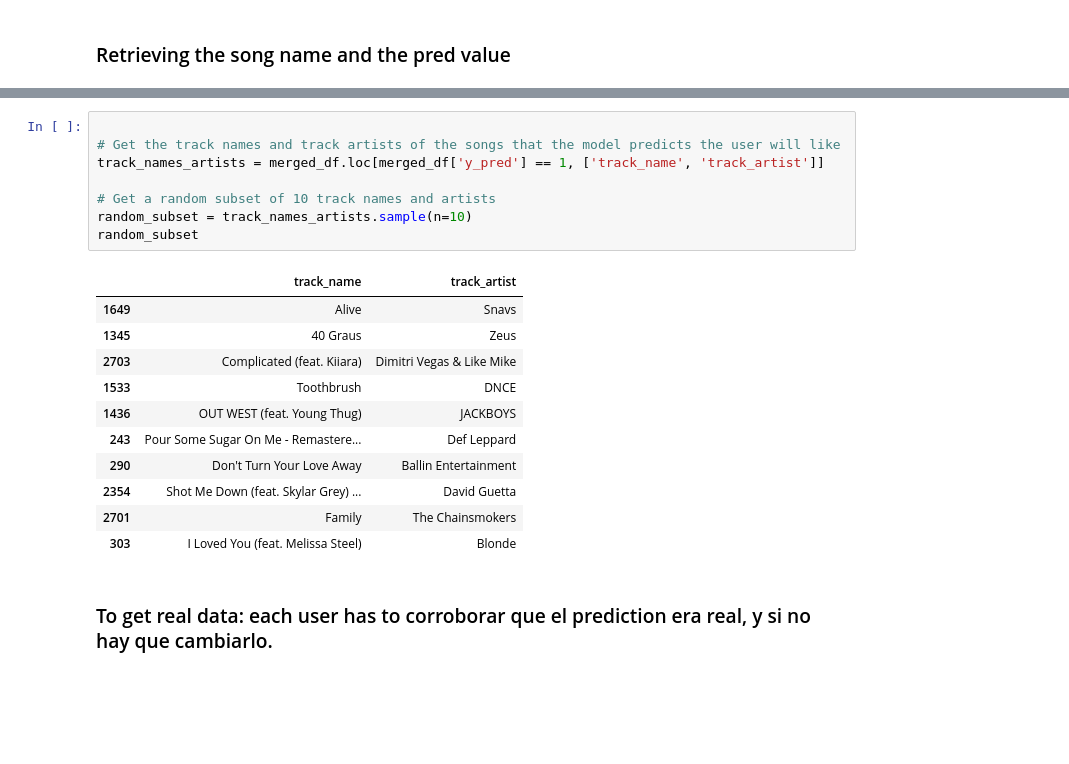
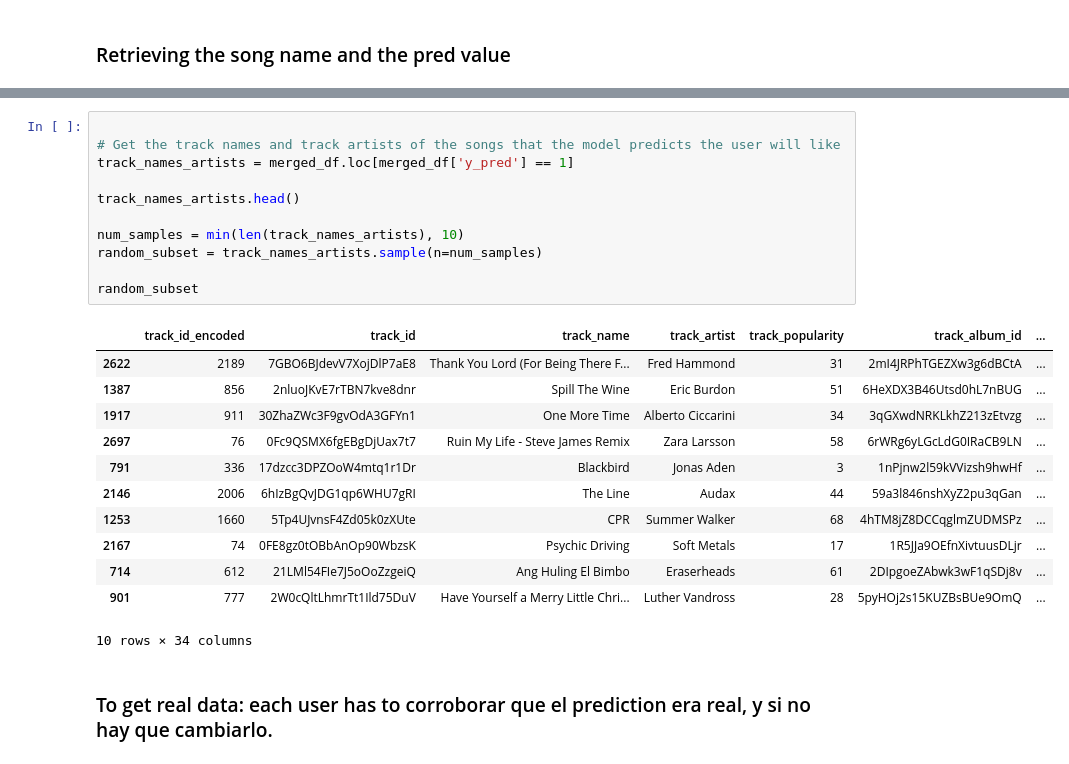
Before and after one commit to riwanahas/runreco, a Jupyter notebook: spotify_reco/models/model_2.ipynb, the cells around one changed output, grey strips where cells are left out. Drawn from its saved outputs; the diff is of its cells as text; blank space fills up the shorter version.

```diff
--- a/spotify_reco/models/model_2.ipynb
+++ b/spotify_reco/models/model_2.ipynb
@@ -278,22 +276,26 @@ merged_df[['track_name', 'y_pred','track_name' ]]
 # %%
 
 # Get the track names and track artists of the songs that the model predicts the user will like
-track_names_artists = merged_df.loc[merged_df['y_pred'] == 1, ['track_name', 'track_artist']]
+track_names_artists = merged_df.loc[merged_df['y_pred'] == 1]
 
-# Get a random subset of 10 track names and artists
-random_subset = track_names_artists.sample(n=10)
+track_names_artists.head()
+
+num_samples = min(len(track_names_artists), 10)
+random_subset = track_names_artists.sample(n=num_samples)
+
 random_subset
 # %% [output]
-|  | track_name | track_artist |
-| 1649 | Alive | Snavs |
-| 1345 | 40 Graus | Zeus |
-| 2703 | Complicated (feat. Kiiara) | Dimitri Vegas & Like Mike |
-| 1533 | Toothbrush | DNCE |
-| 1436 | OUT WEST (feat. Young Thug) | JACKBOYS |
-| 243 | Pour Some Sugar On Me - Remastere... | Def Leppard |
-| 290 | Don't Turn Your Love Away | Ballin Entertainment |
-| 2354 | Shot Me Down (feat. Skylar Grey) ... | David Guetta |
-| 2701 | Family | The Chainsmokers |
-| 303 | I Loved You (feat. Melissa Steel) | Blonde |
+|  | track_id_encoded | track_id | track_name | track_artist | track_popularity | track_album_id | ... |
+| 2622 | 2189 | 7GBO6BJdevV7XojDlP7aE8 | Thank You Lord (For Being There F... | Fred Hammond | 31 | 2mI4JRPhTGEZXw3g6dBCtA | ... |
+| 1387 | 856 | 2nluoJKvE7rTBN7kve8dnr | Spill The Wine | Eric Burdon | 51 | 6HeXDX3B46Utsd0hL7nBUG | ... |
+| 1917 | 911 | 30ZhaZWc3F9gvOdA3GFYn1 | One More Time | Alberto Ciccarini | 34 | 3qGXwdNRKLkhZ213zEtvzg | ... |
+| 2697 | 76 | 0Fc9QSMX6fgEBgDjUax7t7 | Ruin My Life - Steve James Remix | Zara Larsson | 58 | 6rWRg6yLGcLdG0IRaCB9LN | ... |
+| 791 | 336 | 17dzcc3DPZOoW4mtq1r1Dr | Blackbird | Jonas Aden | 3 | 1nPjnw2l59kVVizsh9hwHf | ... |
+| 2146 | 2006 | 6hIzBgQvJDG1qp6WHU7gRI | The Line | Audax | 44 | 59a3l846nshXyZ2pu3qGan | ... |
+| 1253 | 1660 | 5Tp4UJvnsF4Zd05k0zXUte | CPR | Summer Walker | 68 | 4hTM8jZ8DCCqglmZUDMSPz | ... |
+| 2167 | 74 | 0FE8gz0tOBbAnOp90WbzsK | Psychic Driving | Soft Metals | 17 | 1R5JJa9OEfnXivtuusDLjr | ... |
+| 714 | 612 | 21LMl54FIe7J5oOoZzgeiQ | Ang Huling El Bimbo | Eraserheads | 61 | 2DIpgoeZAbwk3wF1qSDj8v | ... |
+| 901 | 777 | 2W0cQltLhmrTt1Ild75DuV | Have Yourself a Merry Little Chri... | Luther Vandross | 28 | 5pyHOj2s15KUZBsBUe9OmQ | ... |
+10 rows × 34 columns
 # %% [markdown]
 ### To get real data: each user has to corroborar que el prediction era real, y si no hay que cambiarlo.
```
Also changed, not shown: parts of 29 cells of this notebook, 3 other files.
